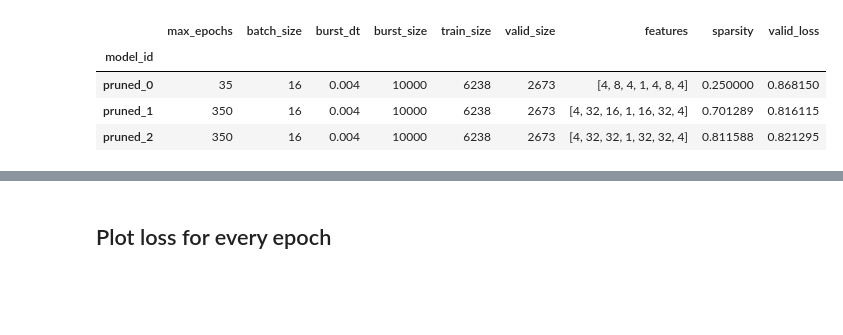
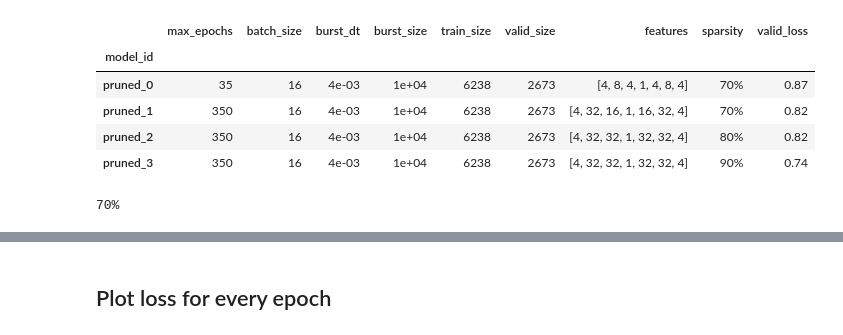
Before and after one commit to przemyslaw-zielinski/sf_nets, a Jupyter notebook: notebooks/rqp4_analyze.ipynb, the cells around one changed output, grey strips where cells are left out. Saved outputs shown, nothing was run; the diff lists cells and outputs as text; code cells hidden in the pictures; blank space fills up the shorter version.

```diff
--- a/notebooks/rqp4_analyze.ipynb
+++ b/notebooks/rqp4_analyze.ipynb
@@ -28,37 +28,44 @@ sys.executable = '/Users/Przemek/miniconda3/envs/py38/bin/python'
 # %%
 root = Path('..')
 # %%
-path = f'../results/models/rqp4/'
+path = root / f'results/models/rqp4/'
 series_list = []
 for file in os.listdir(path):
     fpath = Path(file)
     if fpath.suffix == '.pt':
-        train_data = torch.load(path + fpath.name)
+        train_data = torch.load(path / fpath.name)
         par_dict = {
             key:val
             for key, val in train_data['info']['config'].items()
             if key in {'max_epochs', 'batch_size', 'burst_dt', 'burst_size'}
         }
 #         par_dict['layers (i,l,[h])'] = train_data['state']['best_model_dict'].keys()
         par_dict['train_size'] = train_data['info']['config']['loader']['train_size']
         par_dict['valid_size'] = train_data['info']['config']['loader']['valid_size']
         par_dict['features'] = train_data['info'].get('features', [])
-        par_dict['sparsity'] = train_data['best'].get('sparsity', 0)
+#         par_dict['sparsity'] = train_data['best'].get('sparsity', 0)
+        par_dict['sparsity'] = train_data['info']['config']['pruning'].get('target_sparsity', 0)
         par_dict['valid_loss'] = train_data['history']['valid_losses'][train_data['best']['epoch']-1]
         par_dict['model_id'] = fpath.stem
         series_list.append(par_dict)
 models_df = pd.DataFrame(series_list)
-models_df.style.format({
+# models_df.set_index('model_id').sort_values(by='model_id')
+models_df.set_index('model_id').sort_values(by='model_id').style.format({
     'sparsity': '{0:.0%}',
     'valid_loss': '{:.2}',
     'features': lambda x: "{:}".format(list(x)),  # TODO: format with dashes
     'burst_dt': '{:.0e}',
     'burst_size': '{:.0e}'
 })
-models_df.set_index('model_id').sort_values(by='model_id')
 # %% [output]
 |  | max_epochs | batch_size | burst_dt | burst_size | train_size | valid_size | features | sparsity | valid_loss |
 | model_id |  |  |  |  |  |  |  |  |  |
-| pruned_0 | 35 | 16 | 0.004 | 10000 | 6238 | 2673 | [4, 8, 4, 1, 4, 8, 4] | 0.250000 | 0.868150 |
-| pruned_1 | 350 | 16 | 0.004 | 10000 | 6238 | 2673 | [4, 32, 16, 1, 16, 32, 4] | 0.701289 | 0.816115 |
-| pruned_2 | 350 | 16 | 0.004 | 10000 | 6238 | 2673 | [4, 32, 32, 1, 32, 32, 4] | 0.811588 | 0.821295 |
+| pruned_0 | 35 | 16 | 4e-03 | 1e+04 | 6238 | 2673 | [4, 8, 4, 1, 4, 8, 4] | 70% | 0.87 |
+| pruned_1 | 350 | 16 | 4e-03 | 1e+04 | 6238 | 2673 | [4, 32, 16, 1, 16, 32, 4] | 70% | 0.82 |
+| pruned_2 | 350 | 16 | 4e-03 | 1e+04 | 6238 | 2673 | [4, 32, 32, 1, 32, 32, 4] | 80% | 0.82 |
+| pruned_3 | 350 | 16 | 4e-03 | 1e+04 | 6238 | 2673 | [4, 32, 32, 1, 32, 32, 4] | 90% | 0.74 |
+# %%
+x = 0.7
+print(f'{x:.0%}')
+# %% [output]
+70%
```
Also changed, not shown: parts of 15 cells of this notebook, 38 other files.
